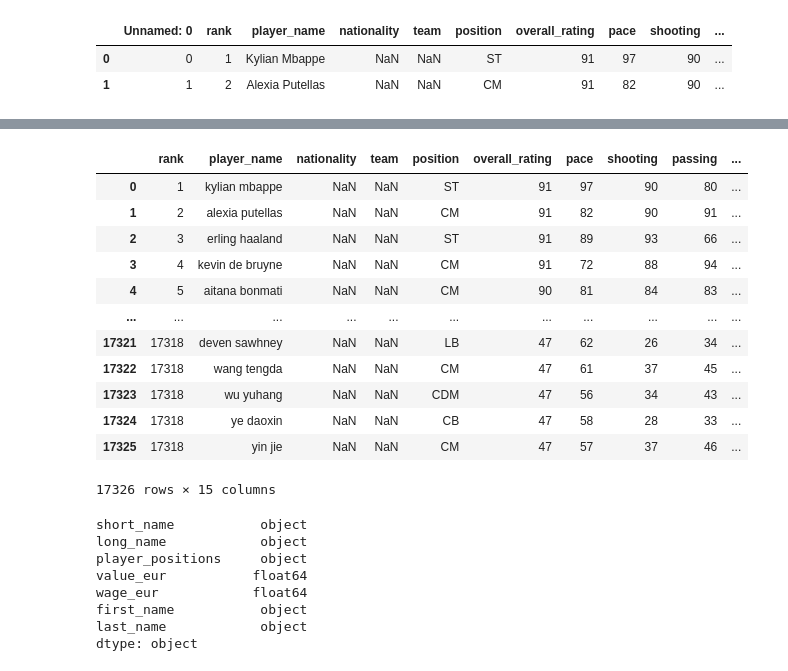
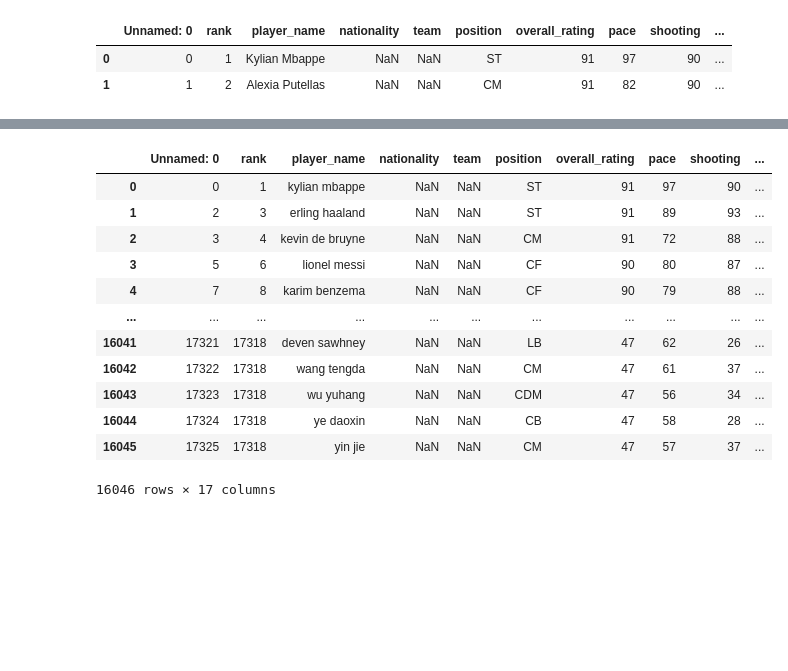
Before and after one commit to jamorgan8/COACH_GPT4_EA_FC, a Jupyter notebook: Notebooks/Main.ipynb, the cells around one changed output, grey strips where cells are left out. Cells and saved outputs as stored; diff of their text form; code cells hidden in the pictures; blank space fills up the shorter version.

```diff
--- a/Notebooks/Main.ipynb
+++ b/Notebooks/Main.ipynb
@@ -27,3 +28,9 @@ players_stats.head(2)
 |  | Unnamed: 0 | rank | player_name | nationality | team | position | overall_rating | pace | shooting | ... |
 | 0 | 0 | 1 | Kylian Mbappe | NaN | NaN | ST | 91 | 97 | 90 | ... |
 | 1 | 1 | 2 | Alexia Putellas | NaN | NaN | CM | 91 | 82 | 90 | ... |
+# %%
+player_key['name'] = player_key['name'].str.lower()
+player_key['name'] = player_key['name'].str.normalize('NFKD').str.encode('ascii', errors='ignore').str.decode('utf-8')
+player_key.rename(columns = {'name':'player_name'}, inplace = True)
+player_key = player_key.drop(columns = ['Unnamed: 0'])
+player_key
@@ -109,27 +109,17 @@ test_squad
-# %%
-players_stats
-# %% [output]
-|  | rank | player_name | nationality | team | position | overall_rating | pace | shooting | passing | ... |
-| 0 | 1 | kylian mbappe | NaN | NaN | ST | 91 | 97 | 90 | 80 | ... |
-| 1 | 2 | alexia putellas | NaN | NaN | CM | 91 | 82 | 90 | 91 | ... |
-| 2 | 3 | erling haaland | NaN | NaN | ST | 91 | 89 | 93 | 66 | ... |
-| 3 | 4 | kevin de bruyne | NaN | NaN | CM | 91 | 72 | 88 | 94 | ... |
-| 4 | 5 | aitana bonmati | NaN | NaN | CM | 90 | 81 | 84 | 83 | ... |
-| ... | ... | ... | ... | ... | ... | ... | ... | ... | ... | ... |
-| 17321 | 17318 | deven sawhney | NaN | NaN | LB | 47 | 62 | 26 | 34 | ... |
-| 17322 | 17318 | wang tengda | NaN | NaN | CM | 47 | 61 | 37 | 45 | ... |
-| 17323 | 17318 | wu yuhang | NaN | NaN | CDM | 47 | 56 | 34 | 43 | ... |
-| 17324 | 17318 | ye daoxin | NaN | NaN | CB | 47 | 58 | 28 | 33 | ... |
-| 17325 | 17318 | yin jie | NaN | NaN | CM | 47 | 57 | 37 | 46 | ... |
-17326 rows × 15 columns
-# %%
-test_squad.dtypes
-# %% [output]
-short_name           object
-long_name            object
-player_positions     object
-value_eur           float64
-wage_eur            float64
-first_name           object
-last_name            object
-dtype: object
+# %%
+result = pd.merge(players_stats, player_key, on = 'player_name', how = 'inner')
+result
+# %% [output]
+|  | Unnamed: 0 | rank | player_name | nationality | team | position | overall_rating | pace | shooting | ... |
+| 0 | 0 | 1 | kylian mbappe | NaN | NaN | ST | 91 | 97 | 90 | ... |
+| 1 | 2 | 3 | erling haaland | NaN | NaN | ST | 91 | 89 | 93 | ... |
+| 2 | 3 | 4 | kevin de bruyne | NaN | NaN | CM | 91 | 72 | 88 | ... |
+| 3 | 5 | 6 | lionel messi | NaN | NaN | CF | 90 | 80 | 87 | ... |
+| 4 | 7 | 8 | karim benzema | NaN | NaN | CF | 90 | 79 | 88 | ... |
+| ... | ... | ... | ... | ... | ... | ... | ... | ... | ... | ... |
+| 16041 | 17321 | 17318 | deven sawhney | NaN | NaN | LB | 47 | 62 | 26 | ... |
+| 16042 | 17322 | 17318 | wang tengda | NaN | NaN | CM | 47 | 61 | 37 | ... |
+| 16043 | 17323 | 17318 | wu yuhang | NaN | NaN | CDM | 47 | 56 | 34 | ... |
+| 16044 | 17324 | 17318 | ye daoxin | NaN | NaN | CB | 47 | 58 | 28 | ... |
+| 16045 | 17325 | 17318 | yin jie | NaN | NaN | CM | 47 | 57 | 37 | ... |
+16046 rows × 17 columns
```
Also changed, not shown: parts of 5 cells of this notebook, 4 other files.
